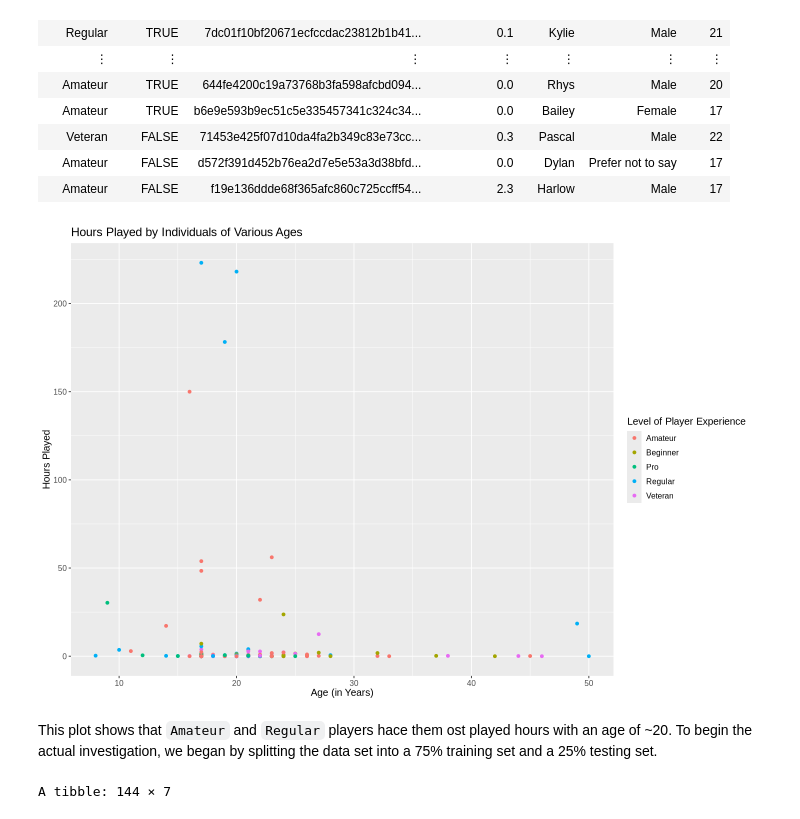
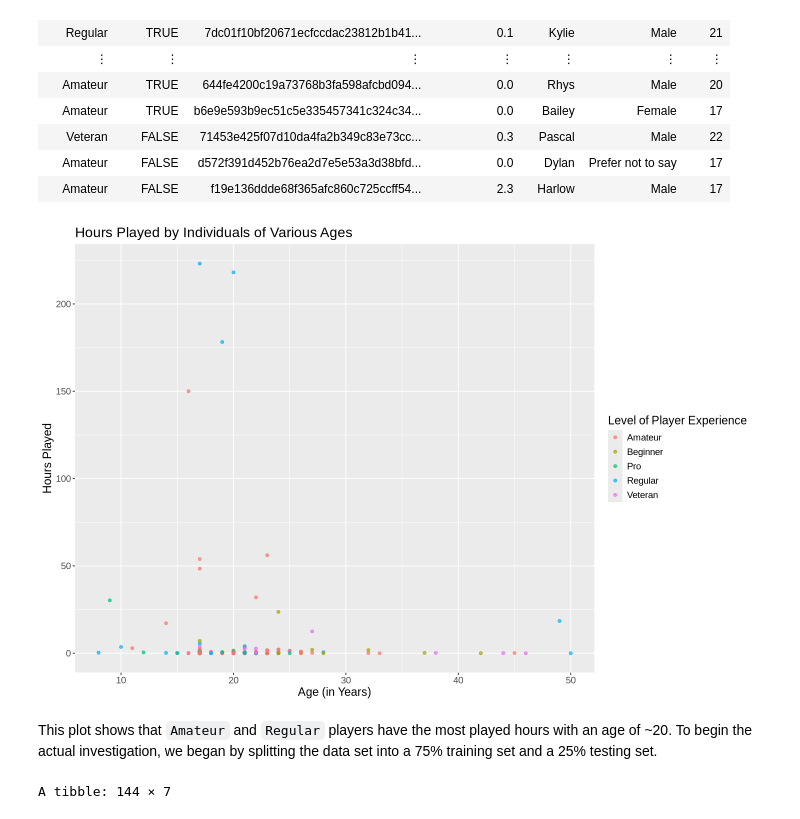
Before and after one commit to zoevanmontfort/Group_Project, a Jupyter notebook: project-002-21.ipynb, the cells around one changed output. Cells and saved outputs as stored; diff of their text form; code cells hidden in the pictures.

```diff
--- a/project-002-21.ipynb
+++ b/project-002-21.ipynb
@@ -126,16 +145,23 @@ A tibble: 194 × 7
 | Amateur | FALSE | d572f391d452b76ea2d7e5e53a3d38bfd... | 0.0 | Dylan | Prefer not to say | 17 |
 | Amateur | FALSE | f19e136ddde68f365afc860c725ccff54... | 2.3 | Harlow | Male | 17 |
 # %%
+# Create scatterplot visualization
 options(repr.plot.width = 12, repr.plot.height = 8)
 
-players_time_plot <- ggplot(players, aes(x = age, y = played_hours, color = experience))+
-        geom_point()+
-        labs(color = "Level of Player Experience", x = "Age (in Years)", y = "Hours Played", title = "Hours Played by Individuals of Various Ages")+
-        theme(text = element_text(size = 12))
+players_time_plot <- ggplot(players,
+                            aes(x = age,
+                                y = played_hours,
+                                color = experience))+
+        geom_point(alpha = 0.7) +
+        labs(color = "Level of Player Experience",
+             x = "Age (in Years)",
+             y = "Hours Played",
+             title = "Hours Played by Individuals of Various Ages")+
+        theme(text = element_text(size = 14))
 
 players_time_plot
 # %% [output]
-[figure, old version]
+[figure, new version]
 # %% [markdown]
-This plot shows that `Amateur` and `Regular` players hace them ost played hours with an age of ~20. To begin the actual investigation, we began by splitting the data set into a 75% training set and a 25% testing set.
+This plot shows that `Amateur` and `Regular` players have the most played hours with an age of ~20. To begin the actual investigation, we began by splitting the data set into a 75% training set and a 25% testing set.
 # %%
```
Also changed, not shown: parts of 9 cells of this notebook.
